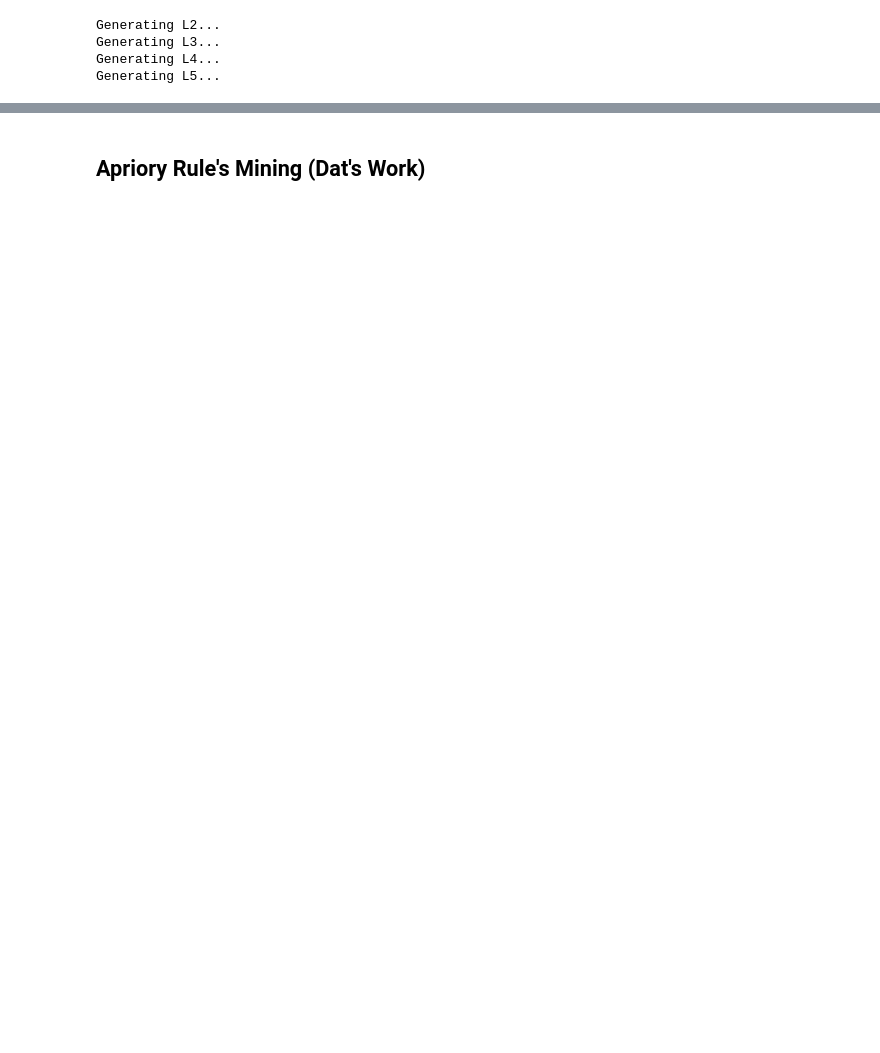
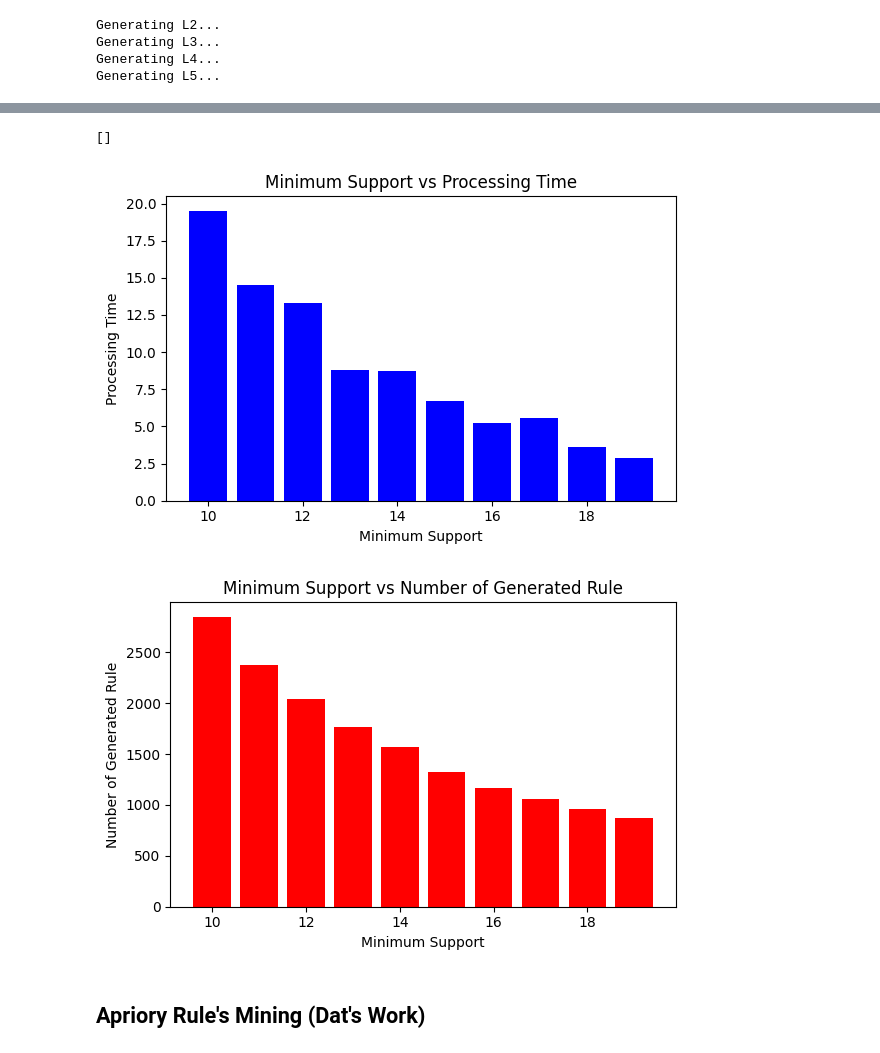
Before and after one commit to CS-3370-Team/Apriory_ItemSet, a Jupyter notebook: Group_Project.ipynb, the cells around one changed output, grey strips where cells are left out. Cells and saved outputs as stored; diff of their text form; code cells hidden in the pictures; blank space fills up the shorter version.

Commit message:
Update the testing of Weighted Apriory

```diff
--- a/Group_Project.ipynb
+++ b/Group_Project.ipynb
@@ -774,0 +875,64 @@ cleaned_df.to_csv("backup_checkpoint.csv")
+# %%
+
+import numpy as np
+import pandas as pd
+from itertools import combinations
+import time
+
+cleaned_df = pd.read_csv("backup_checkpoint.csv", index_col=0)
+cleaned_df_5000 = cleaned_df.sample(n=5000) # sampling take 5000 random samples
+
+recorded_time = dict()
+num_rule_gen = dict()
+
+print("Started Experiment")
+for iter in range(10,20):
+    print(f"Starting with min_support = {iter}")
+    start_time = time.time()
+    model_5000 = WeightedApriori(cleaned_df_5000, min_support=iter)
+    T_mat, S_vec, F_items, support_val = model_5000.creating_transact_mat_support_vec()
+
+    item_sets = model_5000.gen_full_itemsets(max_k=5)
+
+
+    # Convert relative support to absolute support
+    support_dict = {
+        frozenset(element[0]): round(element[2] * model_5000.num_transact,2)
+        for element in item_sets
+    }
+
+    # Call the rule generator
+    min_confidence = 0.5
+    rules = generate_association_rules(item_sets, min_confidence, support_dict, model_5000.num_transact)
+    end_time = time.time()
+    processing_time = end_time - start_time
+    recorded_time[f"support_{iter}"] = processing_time
+    num_rule_gen[f"num rules with support_{iter}"] = len(rules)
+
+
+
+print("Experiment Done")
+print(f"Result: {recorded_time}")
+print(f"Result #rules: {num_rule_gen}")
+
+
+import matplotlib.pyplot as plt
+
+support = list(range(10,20))
+plt.figure(figsize=(6,4))
+plt.bar(support, recorded_time.values(), color='blue')
+plt.title("Minimum Support vs Processing Time")
+plt.xlabel("Minimum Support")
+plt.ylabel("Processing Time")
+plt.tight_layout()
+
+
+plt.figure(figsize=(6,4))
+plt.bar(support, num_rule_gen.values(), color='red')
+plt.title("Minimum Support vs Number of Generated Rule")
+plt.xlabel("Minimum Support")
+plt.ylabel("Number of Generated Rule")
+plt.tight_layout()
+
+plt.plot()
+# %% [output]
@@ -775,3 +956,6 @@ cleaned_df.to_csv("backup_checkpoint.csv")
+[]
+[figure, added]
+[figure, added]
 # %% [markdown]
 ## Apriory Rule's Mining (Dat's Work)
 # %%
```
Also changed, not shown: parts of 15 cells of this notebook.
